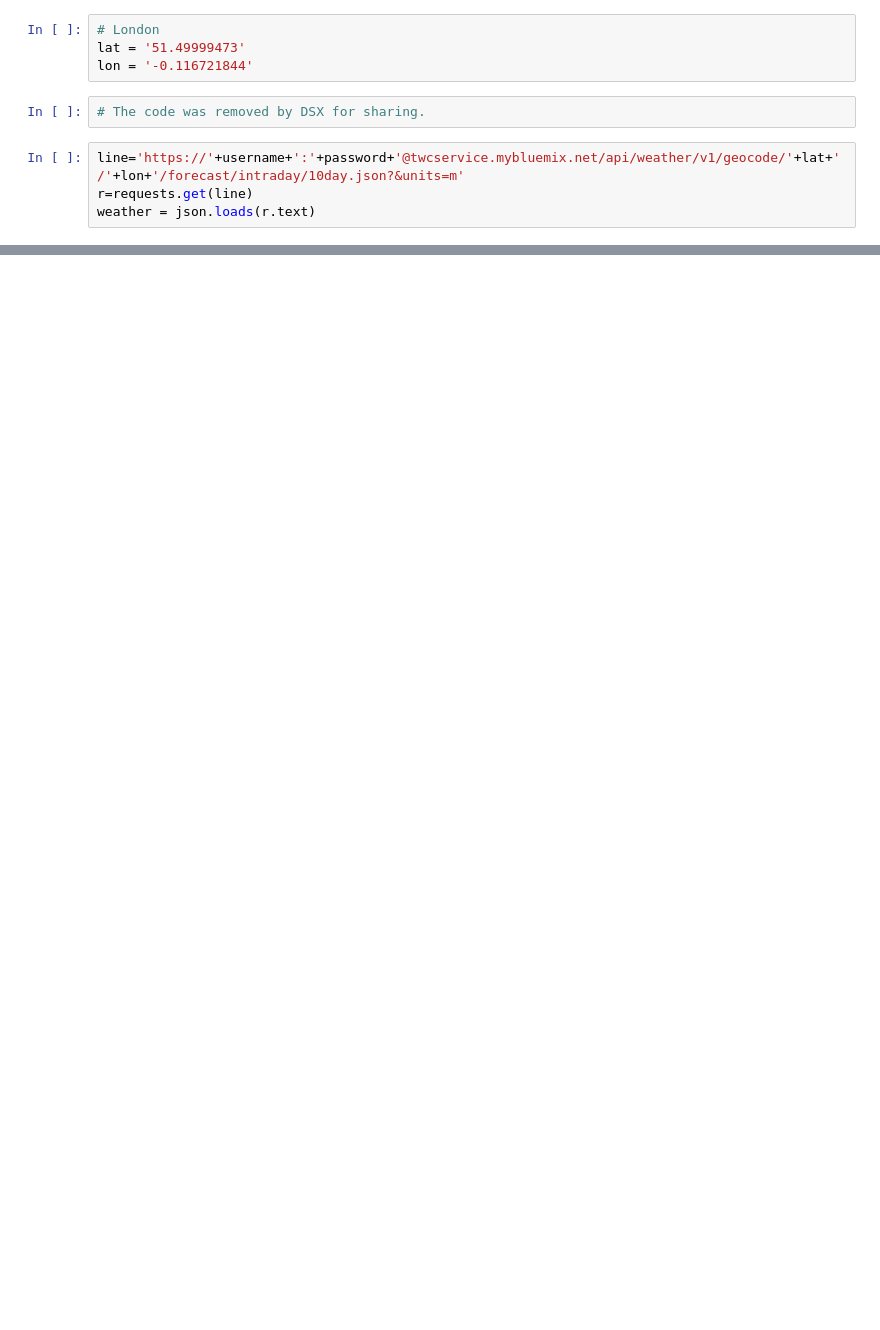
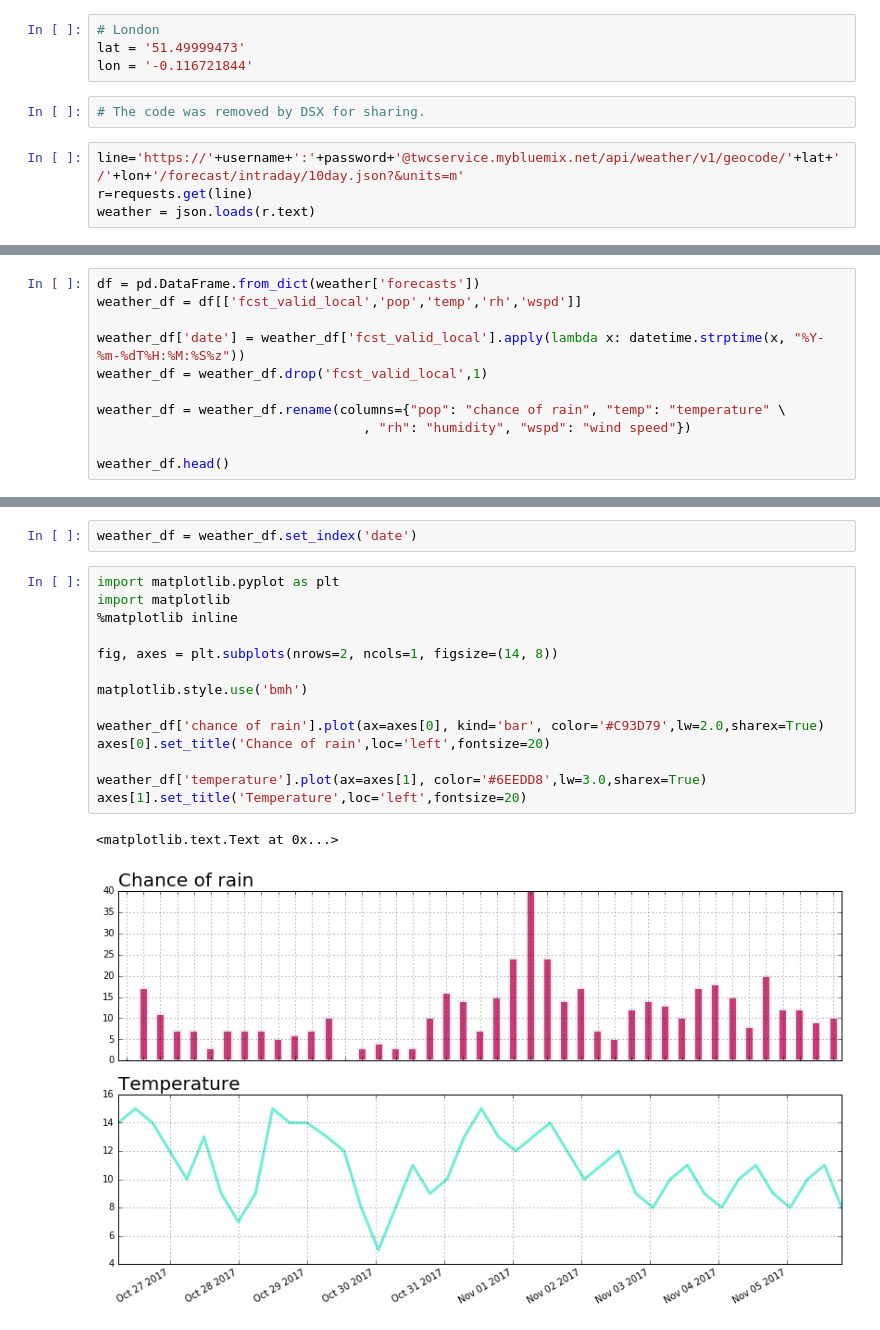
Before and after one commit to Spottybadrabbit/weather-demos, a Jupyter notebook: Weather Forecast with Matplotlib.ipynb, the cells around one changed output, grey strips where cells are left out. Saved outputs shown, nothing was run; the diff lists cells and outputs as text; blank space fills up the shorter version.

```diff
--- a/Weather Forecast with Matplotlib.ipynb
+++ b/Weather Forecast with Matplotlib.ipynb
@@ -61,0 +51,11 @@ print(json.dumps(weather, indent=4, sort_keys=True))
+# %%
+df = pd.DataFrame.from_dict(weather['forecasts'])
+weather_df = df[['fcst_valid_local','pop','temp','rh','wspd']]
+
+weather_df['date'] = weather_df['fcst_valid_local'].apply(lambda x: datetime.strptime(x, "%Y-%m-%dT%H:%M:%S%z"))
+weather_df = weather_df.drop('fcst_valid_local',1)
+
+weather_df = weather_df.rename(columns={"pop": "chance of rain", "temp": "temperature" \
+                                  , "rh": "humidity", "wspd": "wind speed"})
+
+weather_df.head()
@@ -61,0 +77,19 @@ print(json.dumps(weather, indent=4, sort_keys=True))
+# %%
+weather_df = weather_df.set_index('date')
+# %%
+import matplotlib.pyplot as plt
+import matplotlib
+%matplotlib inline
+
+fig, axes = plt.subplots(nrows=2, ncols=1, figsize=(14, 8))
+
+matplotlib.style.use('bmh')
+
+weather_df['chance of rain'].plot(ax=axes[0], kind='bar', color='#C93D79',lw=2.0,sharex=True)
+axes[0].set_title('Chance of rain',loc='left',fontsize=20)
+
+weather_df['temperature'].plot(ax=axes[1], color='#6EEDD8',lw=3.0,sharex=True)
+axes[1].set_title('Temperature',loc='left',fontsize=20)
+# %% [output]
+<matplotlib.text.Text at 0x...>
+[figure, added]
```
Also changed, not shown: parts of 13 cells of this notebook.
